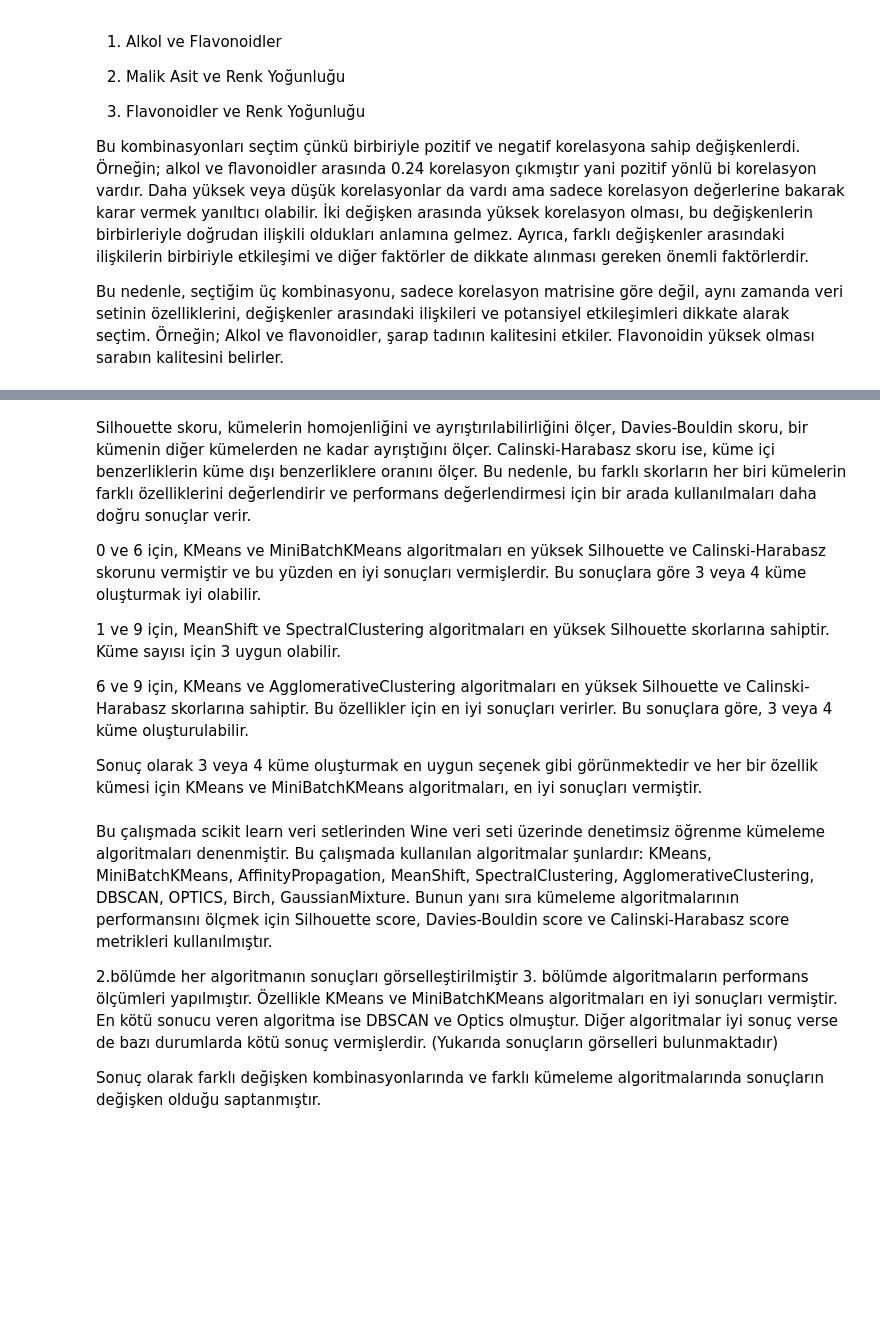
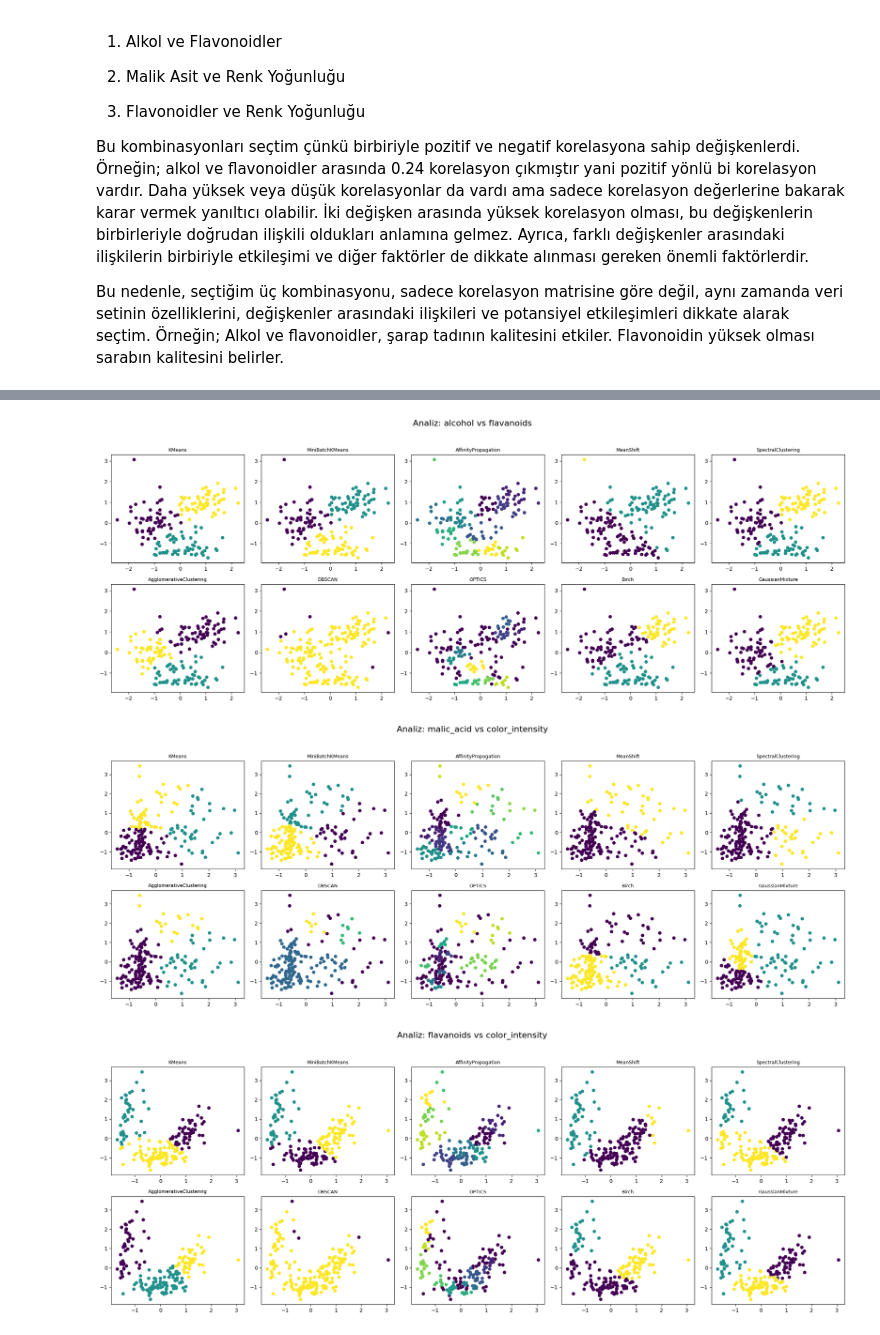
Before and after one commit to burcuuluag/portfolio, a Jupyter notebook: data_analysis/wine_analysis/main.ipynb, the cells around one changed output, grey strips where cells are left out. Drawn from its saved outputs; the diff is of its cells as text; code cells hidden in the pictures; blank space fills up the shorter version.

Commit message:
Refactor(wine): clean up notebook and add clustering performance metrics

```diff
--- a/data_analysis/wine_analysis/main.ipynb
+++ b/data_analysis/wine_analysis/main.ipynb
@@ -249,17 +98,48 @@ Calinski-Harabasz: 203.76
-# %% [markdown]
-Silhouette skoru, kümelerin homojenliğini ve ayrıştırılabilirliğini ölçer, Davies-Bouldin skoru, bir kümenin diğer kümelerden ne kadar ayrıştığını ölçer. Calinski-Harabasz skoru ise, küme içi benzerliklerin küme dışı benzerliklere oranını ölçer. Bu nedenle, bu farklı skorların her biri kümelerin farklı özelliklerini değerlendirir ve performans değerlendirmesi için bir arada kullanılmaları daha doğru sonuçlar verir.
-
-0 ve 6 için, KMeans ve MiniBatchKMeans algoritmaları en yüksek Silhouette ve Calinski-Harabasz skorunu vermiştir ve bu yüzden en iyi sonuçları vermişlerdir. Bu sonuçlara göre 3 veya 4 küme oluşturmak iyi olabilir.
-
-1 ve 9 için, MeanShift ve SpectralClustering algoritmaları en yüksek Silhouette skorlarına sahiptir. Küme sayısı için 3 uygun olabilir.
-
-6 ve 9 için, KMeans ve AgglomerativeClustering algoritmaları en yüksek Silhouette ve Calinski-Harabasz skorlarına sahiptir. Bu özellikler için en iyi sonuçları verirler. Bu sonuçlara göre, 3 veya 4 küme oluşturulabilir.
-
-Sonuç olarak 3 veya 4 küme oluşturmak en uygun seçenek gibi görünmektedir ve her bir özellik kümesi için KMeans ve MiniBatchKMeans algoritmaları, en iyi sonuçları vermiştir.
-# %% [markdown]
-Bu çalışmada scikit learn veri setlerinden Wine veri seti üzerinde denetimsiz öğrenme kümeleme algoritmaları denenmiştir. Bu çalışmada kullanılan algoritmalar şunlardır: KMeans, MiniBatchKMeans, AffinityPropagation, MeanShift, SpectralClustering, AgglomerativeClustering, DBSCAN, OPTICS, Birch, GaussianMixture.
-Bunun yanı sıra kümeleme algoritmalarının performansını ölçmek için Silhouette score, Davies-Bouldin score ve Calinski-Harabasz score metrikleri kullanılmıştır.
-
-2.bölümde her algoritmanın sonuçları görselleştirilmiştir 3. bölümde algoritmaların performans ölçümleri yapılmıştır. Özellikle KMeans ve MiniBatchKMeans algoritmaları en iyi sonuçları vermiştir. En kötü sonucu veren algoritma ise DBSCAN ve Optics olmuştur. Diğer algoritmalar iyi sonuç verse de bazı durumlarda kötü sonuç vermişlerdir. (Yukarıda sonuçların görselleri bulunmaktadır)
-
-Sonuç olarak farklı değişken kombinasyonlarında ve farklı kümeleme algoritmalarında sonuçların değişken olduğu saptanmıştır.
+# %%
+scaler = StandardScaler()
+X_scaled = scaler.fit_transform(wine.data)
+
+algorithms = [
+    KMeans(n_clusters=3, random_state=42, n_init='auto'),
+    MiniBatchKMeans(n_clusters=3, random_state=42, n_init='auto'),
+    AffinityPropagation(damping=0.5, random_state=42),
+    MeanShift(),
+    SpectralClustering(n_clusters=3, random_state=42, assign_labels='discretize'),
+    AgglomerativeClustering(n_clusters=3),
+    DBSCAN(eps=0.5, min_samples=5),
+    OPTICS(min_samples=5),
+    Birch(n_clusters=3),
+    GaussianMixture(n_components=3, random_state=42)
+]
+# %%
+# 0: alcohol, 6: flavanoids, 1: malic_acid, 9: color_intensity
+combinations = [(0, 6), (1, 9), (6, 9)]
+results = []
+
+# kümeleme
+for f1, f2 in combinations:
+    fig, axes = plt.subplots(2, 5, figsize=(20, 8))
+    plt.suptitle(f'Analiz: {wine.feature_names[f1]} vs {wine.feature_names[f2]}', fontsize=16)
+
+    X_subset = X_scaled[:, [f1, f2]]
+
+    for idx, algo in enumerate(algorithms):
+        ax = axes[idx // 5, idx % 5]
+
+        y_pred = algo.fit_predict(X_subset)
+
+        n_clusters = len(np.unique(y_pred))
+        if 1 < n_clusters < len(X_subset):
+            sil = silhouette_score(X_subset, y_pred)
+            results.append([f"{wine.feature_names[f1]}-{wine.feature_names[f2]}",
+                            type(algo).__name__, sil])
+
+        ax.scatter(X_subset[:, 0], X_subset[:, 1], c=y_pred, cmap='viridis', s=30)
+        ax.set_title(type(algo).__name__, fontsize=9)
+
+    plt.tight_layout(rect=[0, 0.03, 1, 0.95])
+    plt.show()
+# %% [output]
+[figure, added]
+[figure, added]
+[figure, added]
```
Also changed, not shown: parts of 13 cells of this notebook, 5 other files.
